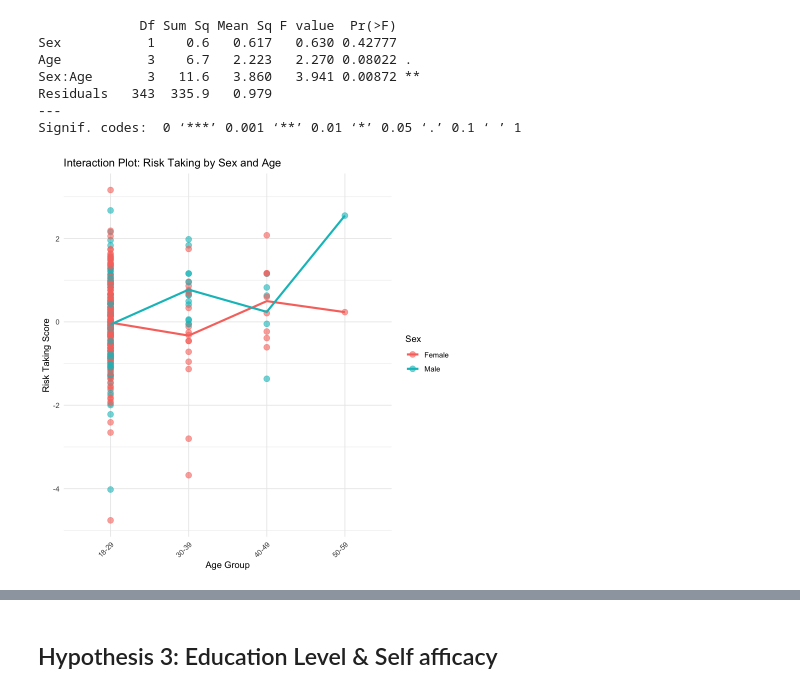
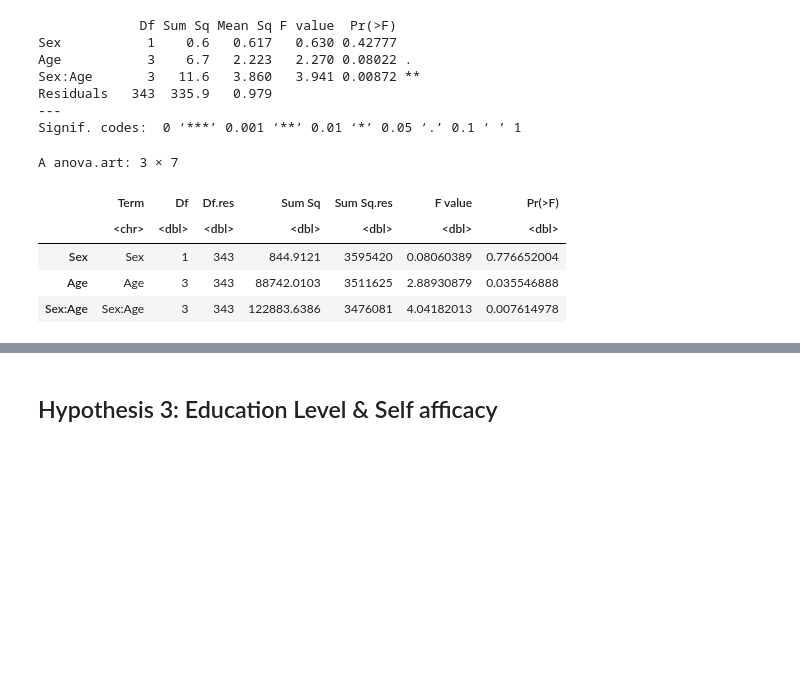
Before and after one commit to godfreydekew/Entrepreneurship-Orientation-Analysis-West-vs-East-, a Jupyter notebook: analyis.ipynb, the cells around one changed output, grey strips where cells are left out. Saved outputs shown, nothing was run; the diff lists cells and outputs as text; code cells hidden in the pictures; blank space fills up the shorter version.

```diff
--- a/analyis.ipynb
+++ b/analyis.ipynb
@@ -894,18 +935,15 @@ Sex:Age       3   11.6   3.860   3.941 0.00872 **
 Residuals   343  335.9   0.979
 ---
 Signif. codes:  0 ‘***’ 0.001 ‘**’ 0.01 ‘*’ 0.05 ‘.’ 0.1 ‘ ’ 1
-# %%
-# Interaction plot - visualize the effects of Sex and Age
-library(ggplot2)
-
-ggplot(gender_gap_df, aes(x = Age, y = risk_taking, color = Sex, group = Sex)) +
-  geom_point(size = 3, alpha = 0.6) +
-  geom_line(stat = "summary", fun = "mean", linewidth = 1.2) +
-  labs(title = "Interaction Plot: Risk Taking by Sex and Age",
-       x = "Age Group",
-       y = "Risk Taking Score",
-       color = "Sex") +
-  theme_minimal() +
-  theme(axis.text.x = element_text(angle = 45, hjust = 1))
-# %% [output]
-[figure, removed]
+# %%
+# Run Aligned Rank Transform ANOVA
+library(ARTool)
+art_model <- art(risk_taking ~ Sex * Age, data = gender_gap_df)
+anova(art_model)
+# %% [output]
+A anova.art: 3 × 7
+|  | Term | Df | Df.res | Sum Sq | Sum Sq.res | F value | Pr(>F) |
+|  | <chr> | <dbl> | <dbl> | <dbl> | <dbl> | <dbl> | <dbl> |
+| Sex | Sex | 1 | 343 | 844.9121 | 3595420 | 0.08060389 | 0.776652004 |
+| Age | Age | 3 | 343 | 88742.0103 | 3511625 | 2.88930879 | 0.035546888 |
+| Sex:Age | Sex:Age | 3 | 343 | 122883.6386 | 3476081 | 4.04182013 | 0.007614978 |
```
Also changed, not shown: parts of 21 cells of this notebook.
